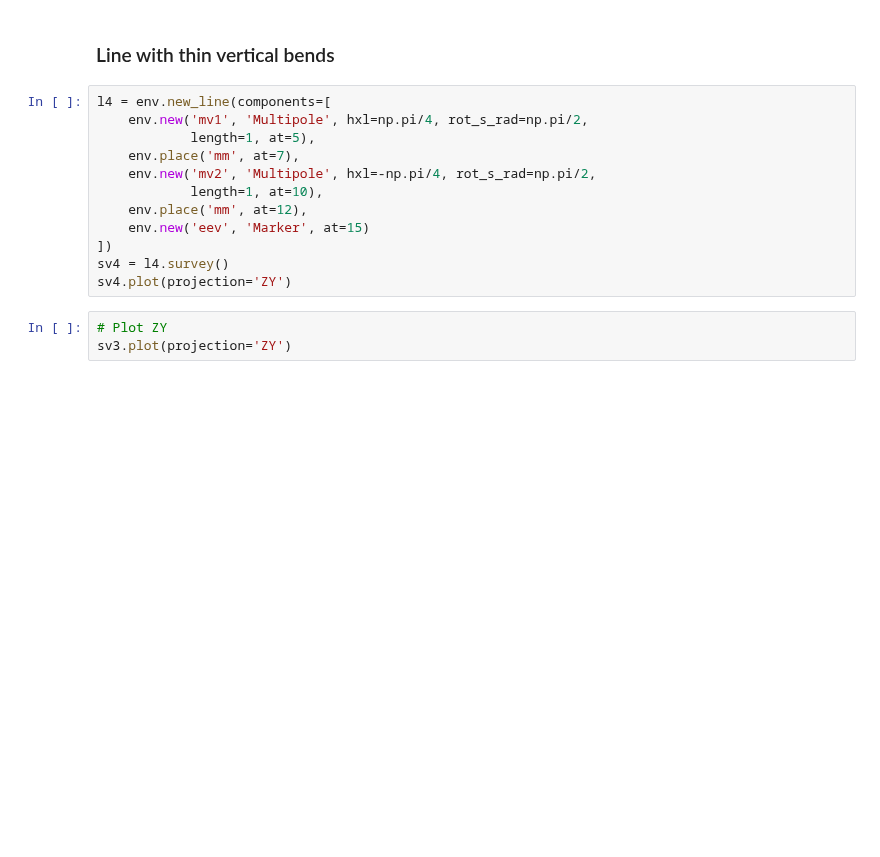
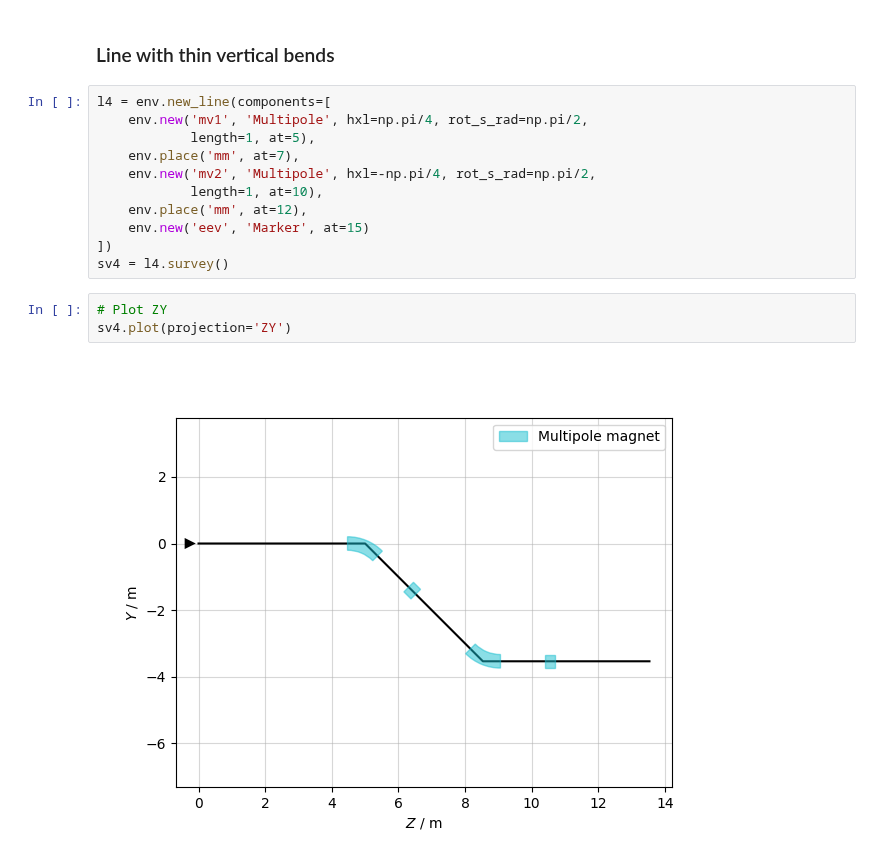
Before and after one commit to xsuite/xplt, a Jupyter notebook: examples/line_cases.ipynb, the cells around one changed output. Cells and saved outputs as stored; diff of their text form; blank space fills up the shorter version.

Commit message:
Missing plot

```diff
--- a/examples/line_cases.ipynb
+++ b/examples/line_cases.ipynb
@@ -83,7 +83,8 @@ l4 = env.new_line(components=[
     env.new('eev', 'Marker', at=15)
 ])
 sv4 = l4.survey()
-sv4.plot(projection='ZY')
 # %%
 # Plot ZY
-sv3.plot(projection='ZY')
+sv4.plot(projection='ZY')
+# %% [output]
+[figure, added]
```
